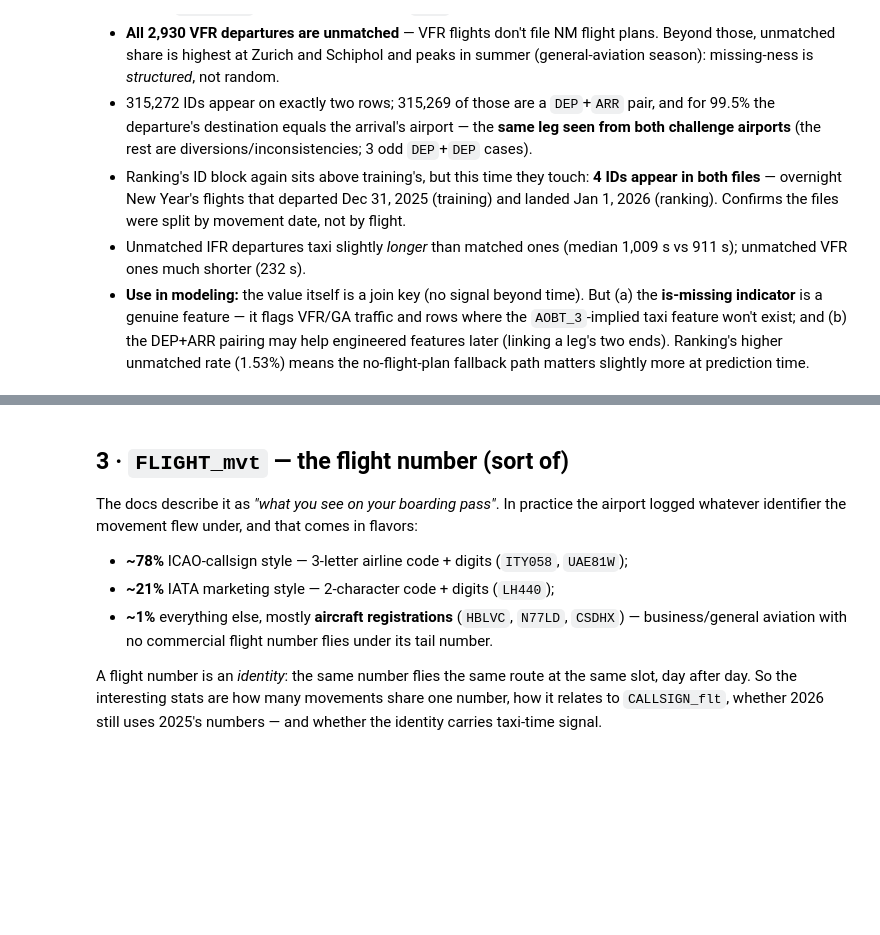
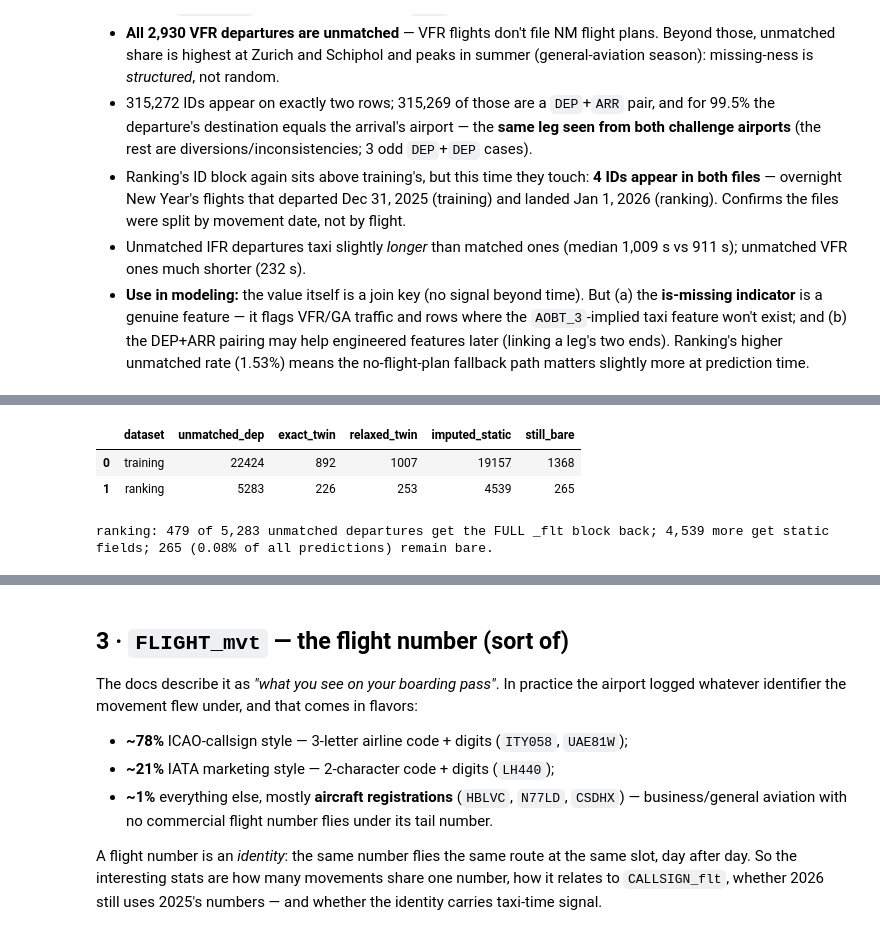
Before and after one commit to Goxmen/prc2026-unique-rose, a Jupyter notebook: eda/feature_sweep.ipynb, the cells around one changed output, grey strips where cells are left out. Saved outputs shown, nothing was run; the diff lists cells and outputs as text; code cells hidden in the pictures; blank space fills up the shorter version.

```diff
--- a/eda/feature_sweep.ipynb
+++ b/eda/feature_sweep.ipynb
@@ -306,0 +1002,32 @@ plt.show()
+# %%
+# ---- final accounting: where every unmatched departure now stands ----
+acct = con.sql(f"""
+    WITH u AS (
+        SELECT dataset, MVT_ID_mvt,
+               CASE WHEN ADES_mvt = 'LCEN' THEN 'lcen'
+                    WHEN FLIGHT_RULE_mvt = 'V' THEN 'vfr' ELSE 'failure' END subgroup
+        FROM allrows WHERE PHASE_mvt = 'DEP' AND FLIGHT_ID_mvt IS NULL),
+    w AS (SELECT MVT_ID_mvt FROM read_parquet('{ROOT}/data/derived/imputed_flt_static.parquet')
+          WHERE AIRCRAFT_OPERATOR_flt IS NOT NULL)
+    SELECT u.dataset, count(*) unmatched_dep,
+           count(*) FILTER (e.MVT_ID_mvt IS NOT NULL) exact_twin,
+           count(*) FILTER (x.MVT_ID_mvt IS NOT NULL) relaxed_twin,
+           count(*) FILTER (e.MVT_ID_mvt IS NULL AND x.MVT_ID_mvt IS NULL
+                            AND w.MVT_ID_mvt IS NOT NULL) imputed_static,
+           count(*) FILTER (e.MVT_ID_mvt IS NULL AND x.MVT_ID_mvt IS NULL
+                            AND w.MVT_ID_mvt IS NULL) still_bare
+    FROM u
+    LEFT JOIN {REC} e ON e.MVT_ID_mvt = u.MVT_ID_mvt
+    LEFT JOIN {RELAXED} x ON x.MVT_ID_mvt = u.MVT_ID_mvt
+    LEFT JOIN w ON w.MVT_ID_mvt = u.MVT_ID_mvt
+    GROUP BY 1 ORDER BY 1 DESC""").df()
+display(acct)
+r = acct[acct.dataset == "ranking"].iloc[0]
+print(f"ranking: {r.exact_twin + r.relaxed_twin:,.0f} of 5,283 unmatched departures get the FULL"
+      f" _flt block back; {r.imputed_static:,.0f} more get static fields; "
+      f"{r.still_bare:,.0f} ({100 * r.still_bare / 344841:.2f}% of all predictions) remain bare.")
+# %% [output]
+|  | dataset | unmatched_dep | exact_twin | relaxed_twin | imputed_static | still_bare |
+| 0 | training | 22424 | 892 | 1007 | 19157 | 1368 |
+| 1 | ranking | 5283 | 226 | 253 | 4539 | 265 |
+ranking: 479 of 5,283 unmatched departures get the FULL _flt block back; 4,539 more get static fields; 265 (0.08% of all predictions) remain bare.
```
Also changed, not shown: parts of 18 cells of this notebook.
